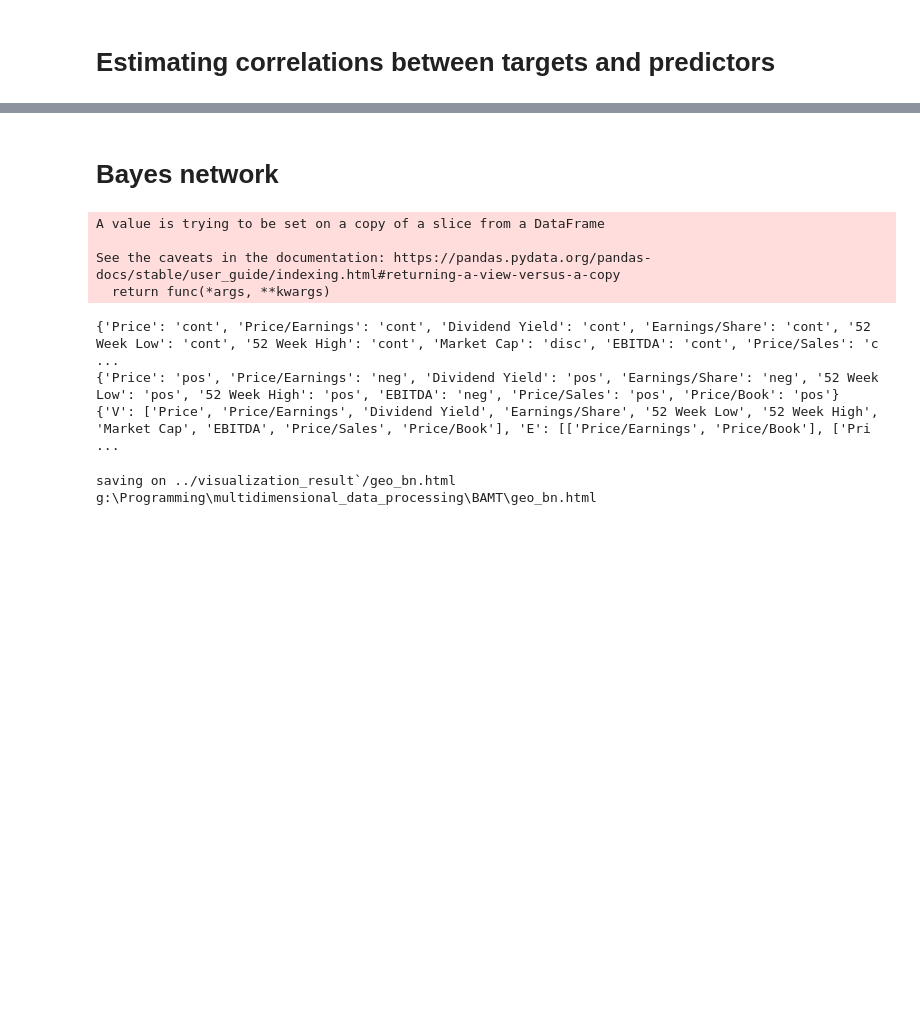
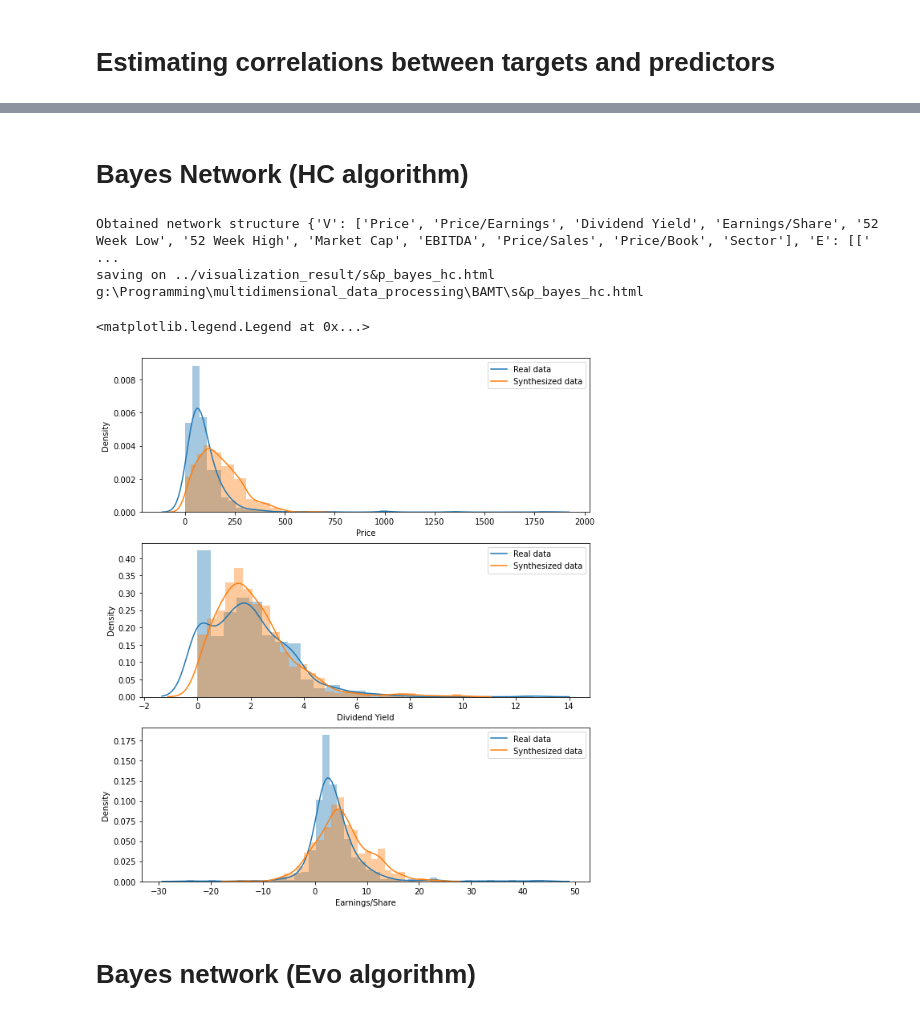
Before and after one commit to morkovka1337/multidimensional_data_processing, a Jupyter notebook: task3_BAMT.ipynb, the cells around one changed output, grey strips where cells are left out. Drawn from its saved outputs; the diff is of its cells as text; code cells hidden in the pictures; blank space fills up the shorter version.

```diff
--- a/task3_BAMT.ipynb
+++ b/task3_BAMT.ipynb
@@ -282,2 +369,46 @@ data.corr()
+# %% [markdown]
+# Bayes Network (HC algorithm)
+# %%
+
+coded_data, coder = code_categories(
+    data, 'label', ['Sector'])
+discrete_data, coder = discretization(coded_data, 'equal_frequency',
+                                      ['Price',	'Price/Earnings', 'Dividend Yield',	'Earnings/Share',
+                                       '52 Week Low',	'52 Week High',	'Market Cap',	'EBITDA',
+                                       'Price/Sales',	'Price/Book'])
+bayes_hc = structure_learning(discrete_data, 'HC', nodes_type, 'K2')
+print("Obtained network structure", bayes_hc)
+draw_BN(bayes_hc, nodes_type, 's&p_bayes_hc')
+
+
+params = parameter_learning(data, nodes_type, bayes_hc, 'simple')
+save_structure(bayes_hc, 's&p_bayes_hc_structure')
+skel = read_structure('s&p_bayes_hc_structure')
+save_params(params, 'p_bayes_hc_params')
+params = read_params('p_bayes_hc_params')
+bayes_hc = HyBayesianNetwork(skel, params)
+synth_df = generate_synthetics(bayes_hc, nodes_sign, 'simple', 800)
+# %% [output]
+Obtained network structure {'V': ['Price', 'Price/Earnings', 'Dividend Yield', 'Earnings/Share', '52 Week Low', '52 Week High', 'Market Cap', 'EBITDA', 'Price/Sales', 'Price/Book', 'Sector'], 'E': [[' ...
+saving on ../visualization_result/s&p_bayes_hc.html
+g:\Programming\multidimensional_data_processing\BAMT\s&p_bayes_hc.html
+# %%
+
+fix, ax = plt.subplots(3, 1, figsize=(10, 12))
+
+sns.distplot(data['Price'], ax=ax[0])
+sns.distplot(synth_df['Price'], ax=ax[0])
+ax[0].legend(['Real data', 'Synthesized data'])
+
+sns.distplot(data['Dividend Yield'], ax=ax[1])
+sns.distplot(synth_df['Dividend Yield'], ax=ax[1])
+ax[1].legend(['Real data', 'Synthesized data'])
+
+sns.distplot(data['Earnings/Share'], ax=ax[2])
+sns.distplot(synth_df['Earnings/Share'], ax=ax[2])
+ax[2].legend(['Real data', 'Synthesized data'])
+# %% [output]
+<matplotlib.legend.Legend at 0x...>
+[figure, added]
 # %% [markdown]
-# Bayes network
+# Bayes network (Evo algorithm)
@@ -292,32 +415 @@ from visualization.visualization import draw_BN
-# %%
-data = data[['Price',	'Price/Earnings', 'Dividend Yield',	'Earnings/Share',
-             '52 Week Low',	'52 Week High',	'Market Cap',	'EBITDA',
-             'Price/Sales',	'Price/Book']]
-data.dropna(inplace=True)
-data.reset_index(inplace=True, drop=True)
-nodes_type = get_nodes_type(data)
-print(nodes_type)
-nodes_sign = get_nodes_sign(data)
-print(nodes_sign)
-coded_data, coder = code_categories(
-    data, 'label', ['Price', 'Price/Earnings', 'Dividend Yield', 'Earnings/Share'])
-discrete_data, coder = discretization(coded_data, 'equal_frequency',
-                                      ['Price',	'Price/Earnings', 'Dividend Yield',	'Earnings/Share',
-                                       '52 Week Low',	'52 Week High',	'Market Cap',	'EBITDA',
-                                       'Price/Sales',	'Price/Book'])
-bn = structure_learning(discrete_data, 'HC', nodes_type, 'K2')
-print(bn)
-# %% [output]
-A value is trying to be set on a copy of a slice from a DataFrame
-
-See the caveats in the documentation: https://pandas.pydata.org/pandas-docs/stable/user_guide/indexing.html#returning-a-view-versus-a-copy
-  return func(*args, **kwargs)
-{'Price': 'cont', 'Price/Earnings': 'cont', 'Dividend Yield': 'cont', 'Earnings/Share': 'cont', '52 Week Low': 'cont', '52 Week High': 'cont', 'Market Cap': 'disc', 'EBITDA': 'cont', 'Price/Sales': 'c ...
-{'Price': 'pos', 'Price/Earnings': 'neg', 'Dividend Yield': 'pos', 'Earnings/Share': 'neg', '52 Week Low': 'pos', '52 Week High': 'pos', 'EBITDA': 'neg', 'Price/Sales': 'pos', 'Price/Book': 'pos'}
-{'V': ['Price', 'Price/Earnings', 'Dividend Yield', 'Earnings/Share', '52 Week Low', '52 Week High', 'Market Cap', 'EBITDA', 'Price/Sales', 'Price/Book'], 'E': [['Price/Earnings', 'Price/Book'], ['Pri ...
-# %%
-draw_BN(bn, nodes_type, 'geo_bn')
-# %% [output]
-saving on ../visualization_result`/geo_bn.html
-g:\Programming\multidimensional_data_processing\BAMT\geo_bn.html
 # %%
```
Also changed, not shown: parts of 11 cells of this notebook.
